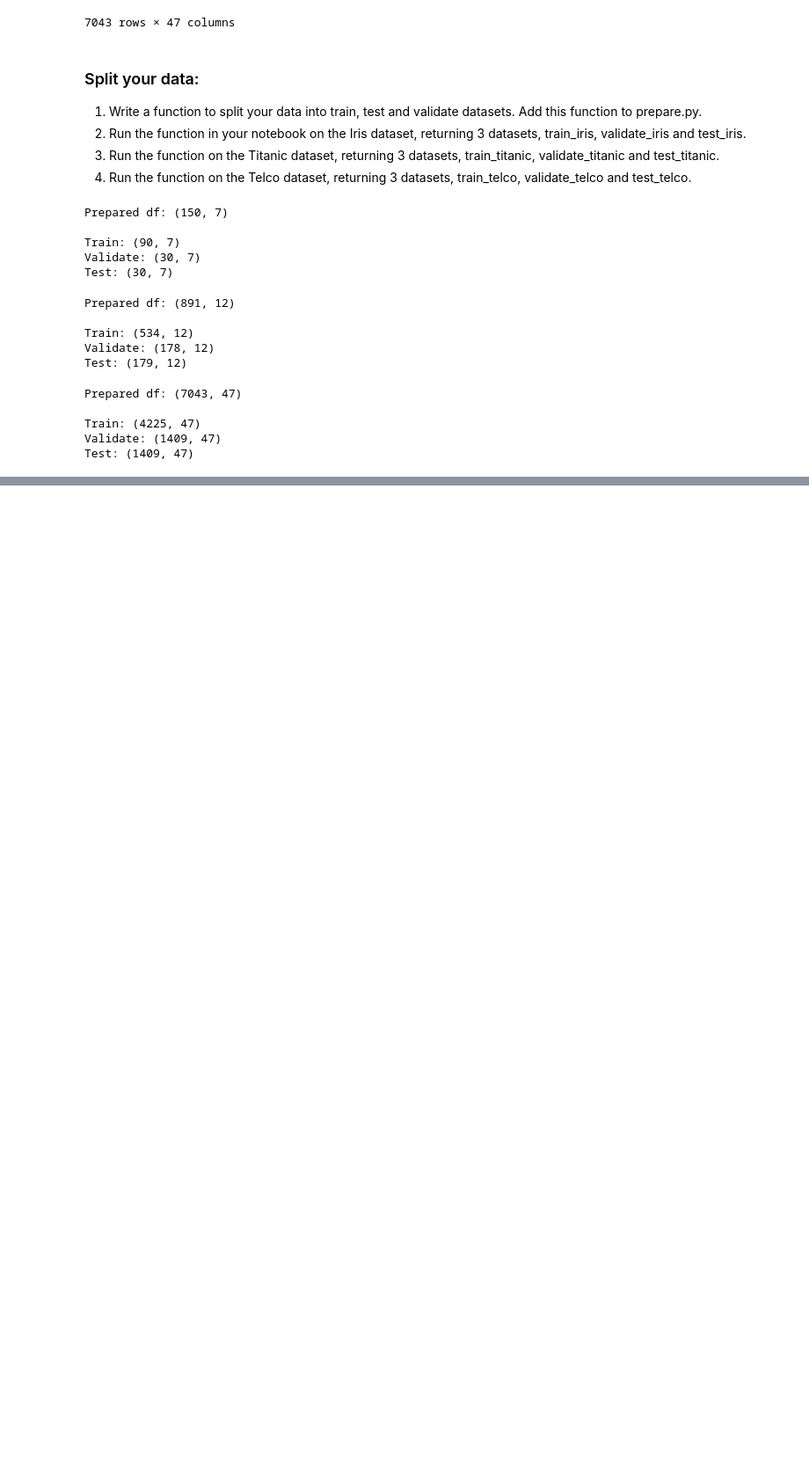
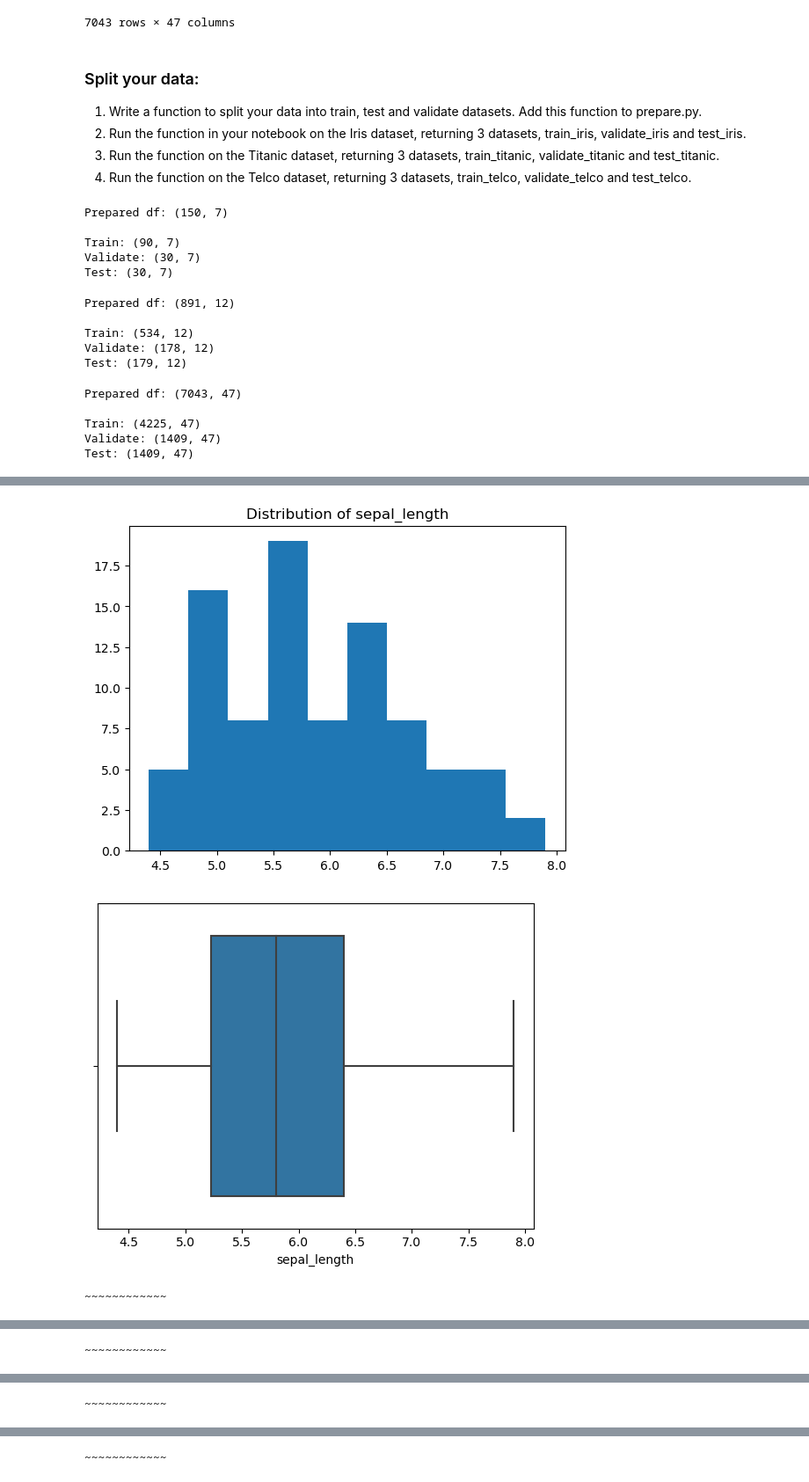
Before and after one commit to brock-green/classification-exercises, a Jupyter notebook: classification_exercises.ipynb, the cells around one changed output, grey strips where cells are left out. Shown: that part at 88% size. Cells and saved outputs as stored; diff of their text form; code cells hidden in the pictures; blank space fills up the shorter version.

```diff
--- a/classification_exercises.ipynb
+++ b/classification_exercises.ipynb
@@ -552,0 +566,6 @@ Test: (1409, 47)
+# %%
+# Prepare:
+iris = prep_iris(iris)
+# %%
+# Split
+train_iris, validate_iris, test_iris = split_function(iris, 'species')
@@ -552,0 +580,36 @@ Test: (1409, 47)
+# %%
+# split possible independent features from dependent variable:
+x_train, y_train = \
+train_iris.drop(columns='species'), \
+train_iris[['species']]
+# %%
+# Separate categorical and numeric columns:
+# Initialize two empty lists for each
+cat_cols, num_cols = [], []
+# set up a for loop to fill lists
+explore_columns = x_train.columns.to_list()
+for col in explore_columns:
+    if train_iris[col].dtype == '0':
+        cat_cols.append(col)
+    else:
+        if train_iris[col].nunique() < 3:
+            cat_cols.append(col)
+        else:
+            num_cols.append(col)
+# %%
+# For each measurement type (quantitative variable): create a histogram, boxplot, & compute descriptive statistics (using .describe()).
+
+dropped_encoded = train_iris.drop(columns=['species_virginica', 'species_versicolor'])
+
+for col in num_cols:
+    plt.hist(train_iris[col])
+    plt.title(f'Distribution of {col}')
+    plt.show()
+    sns.boxplot(data=train_iris, x=col)
+    plt.show()
+    print('~~~~~~~~~~~~')
+dropped_encoded.describe()
+# %% [output]
+[figure, added]
+[figure, added]
+~~~~~~~~~~~~
@@ -552,0 +618 @@ Test: (1409, 47)
+~~~~~~~~~~~~
@@ -552,0 +621 @@ Test: (1409, 47)
+~~~~~~~~~~~~
@@ -552,0 +624 @@ Test: (1409, 47)
+~~~~~~~~~~~~
```
Also changed, not shown: parts of 35 cells of this notebook, 1 other file.
